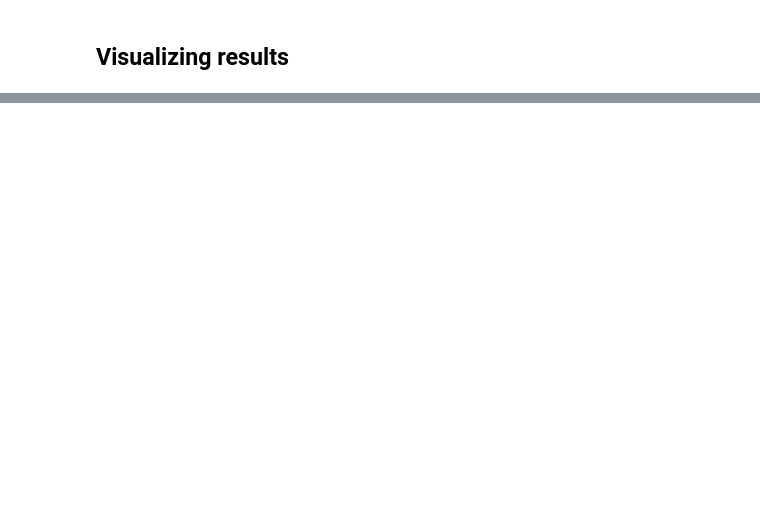
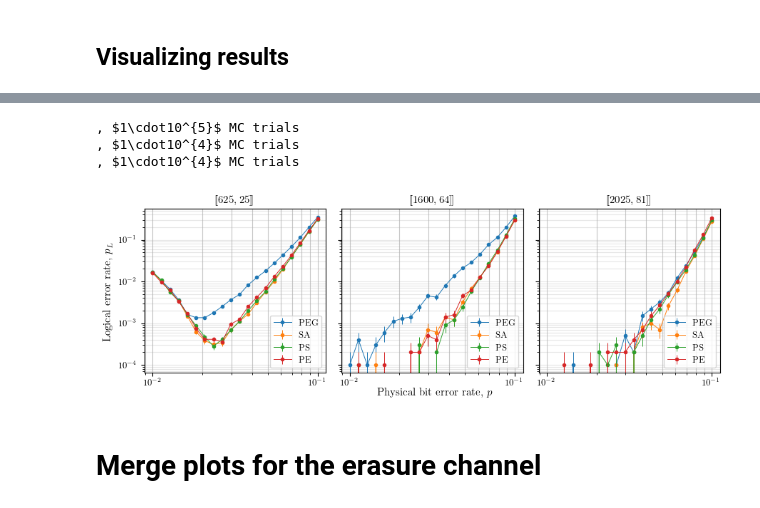
Before and after one commit to BrunoCAF/ps-hgp-qec, a Jupyter notebook: python/peeling_decoder.ipynb, the cells around one changed output, grey strips where cells are left out. Saved outputs shown, nothing was run; the diff lists cells and outputs as text; code cells hidden in the pictures; blank space fills up the shorter version.

```diff
--- a/python/peeling_decoder.ipynb
+++ b/python/peeling_decoder.ipynb
@@ -1664,9 +1681,9 @@ elapsed: 0.702524 s | total: 18.652534 s
 # %%
 import pickle
 
-names = ["PEG_codes", "SA_codes", "PS_codes"]
+names = ["PEG_codes", "SA_codes", "PS_codes", "PE_codes"]
 objs = []
-for name, obj in zip(names, [PEG_codes, SA_codes, PS_codes]):
+for name, obj in zip(names, [PEG_codes, SA_codes, PS_codes, PE_codes]):
     # with open(name+'.pkl', 'wb') as f:
     #     pickle.dump(obj, f)
     with open(name+'.pkl', 'rb') as f:
@@ -1694,13 +1708,18 @@ results = {}
 with h5py.File("bposd_simulations.hdf5", "r") as f:
     for family, grp in f.items():
         print(family)
+        results[family] = {}
         for code, subgrp in grp.items():
             print(code)
-            print([subsubgrp for subsubgrp in subgrp.keys()])
+            results[family][code] = {"ler": np.concatenate([subsubgrp["ler"][()] for subsubgrp in subgrp.values()]),
+                                     "ler_eb": np.concatenate([subsubgrp["ler_eb"][()] for subsubgrp in subgrp.values()])}
+            reordering = [int(lbl.split('ER=')[1]) for lbl in subgrp.keys()]
+            results[family][code]['ler'][reordering] = np.concatenate([subsubgrp["ler"][()] for subsubgrp in subgrp.values()])
+            results[family][code]['ler_eb'][reordering] = np.concatenate([subsubgrp["ler_eb"][()] for subsubgrp in subgrp.values()])
             safe_div = np.vectorize(lambda a,b: a/b if b > 0 else 0)
-            print(safe_div(np.concatenate([subsubgrp["ler_eb"][()] for subsubgrp in subgrp.values()]),
-                           np.concatenate([subsubgrp["ler"][()] for subsubgrp in subgrp.values()])
-                          )
-                 )
+            print(safe_div(results[family][code]['ler_eb'], results[family][code]['ler_eb']))
+
+results = {code: {family: results[family][code] for family in ["PEG_codes", "SA_codes", "PS_codes", "PE_codes"]} for code in filtered_codes}
+# results = {code: {family: results[family][code] for family in results} for code in ['[625,25]']}
 # %% [output]
 PEG_codes
@@ -1722,0 +1742,53 @@ PEG_codes
+# %%
+from matplotlib import rc
+from matplotlib.ticker import LogLocator
+
+# Use LaTeX for text rendering
+rc('text', usetex=True)
+rc('font', family='serif', size=9)
+
+
+fig, axs = plt.subplots(1, 3, figsize=(9,3), sharex=True, sharey=True)
+
+from bposd_experiments import error_rates
+# error_rates = [np.logspace(-1.5, -1, 15),
+#                np.logspace(-1.5, -1, 15),
+#                np.logspace(-1.5, -1, 15)]
+
+for code, ax, er, M in zip(filtered_codes, axs, error_rates, [int(1e5), int(1e4), int(1e4)]):
+# for code, ax, er in zip(filtered_codes, axs, error_rates, [int(1e5), int(1e4), int(1e4), int(1e4)]):
+    Morder = np.floor(np.log10(M)).astype(int)
+    Mantissa = M//10**Morder
+    print(f', ${Mantissa}\\cdot10^{{{Morder}}}$ MC trials')
+    ax.set_title(r'$[\!['+f'{code.split('[')[1].split(']')[0]}'+r']\!]$')
+    if code in results:
+        for family, data_dict in results[code].items():
+            ax.errorbar(x=er, y=data_dict['ler'], yerr=data_dict['ler_eb'], fmt='.-', label=family.split('_')[0], linewidth=0.7)
+    else:
+        for family, data_dict in old_results[code].items():
+            ax.errorbar(x=er, y=data_dict['ler'], yerr=data_dict['ler_eb'], fmt='.-', label=family.split('_')[0], linewidth=0.7)
+
+    plt.xscale('log')
+    ax.set_xticks(er)  # Explicitly set x ticks
+    ax.xaxis.set_major_locator(LogLocator(base=10.0, subs=(1.0,), numticks=10))
+    ax.grid(which='both', axis='x', alpha=0.7)
+
+    plt.yscale('log')
+    ax.yaxis.set_minor_locator(LogLocator(base=10.0, subs=np.arange(2, 10) * 0.1, numticks=10))
+    ax.grid(which='both', axis='y', alpha=0.3)
+    ax.legend(loc='lower right')
+
+fig.supxlabel(r'Physical bit error rate, $p$', x=0.5365)
+fig.supylabel(r'Logical error rate, $p_L$')
+plt.tight_layout()
+plt.subplots_adjust(bottom=0.125)
+plt.savefig(f'../img/BPOSD.pdf')
+
+plt.show()
+# %% [output]
+, $1\cdot10^{5}$ MC trials
+, $1\cdot10^{4}$ MC trials
+, $1\cdot10^{4}$ MC trials
+[figure, added]
+# %% [markdown]
+# Merge plots for the erasure channel
```
Also changed, not shown: parts of 12 cells of this notebook, 1 other file.
